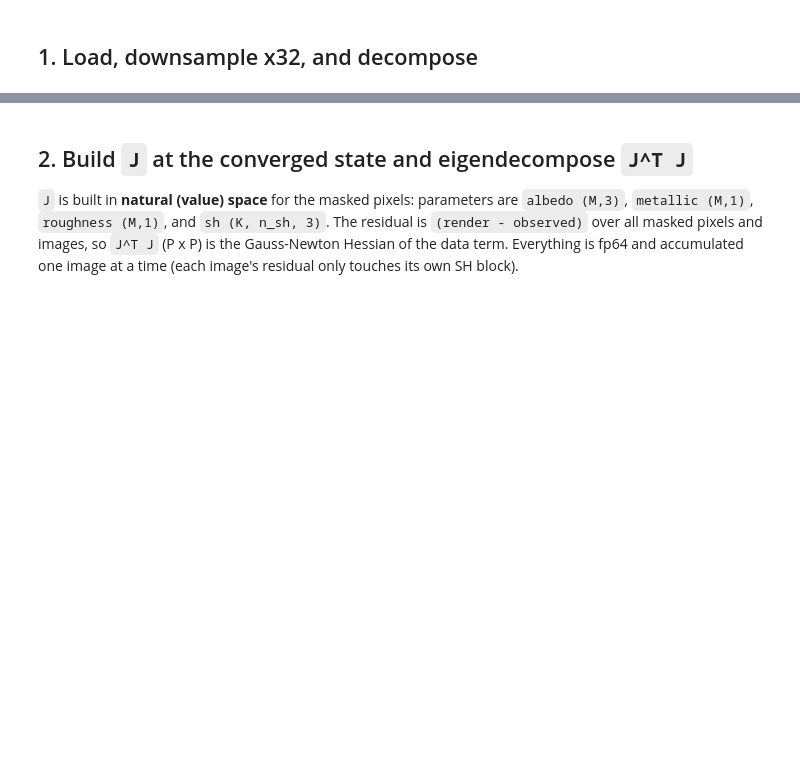
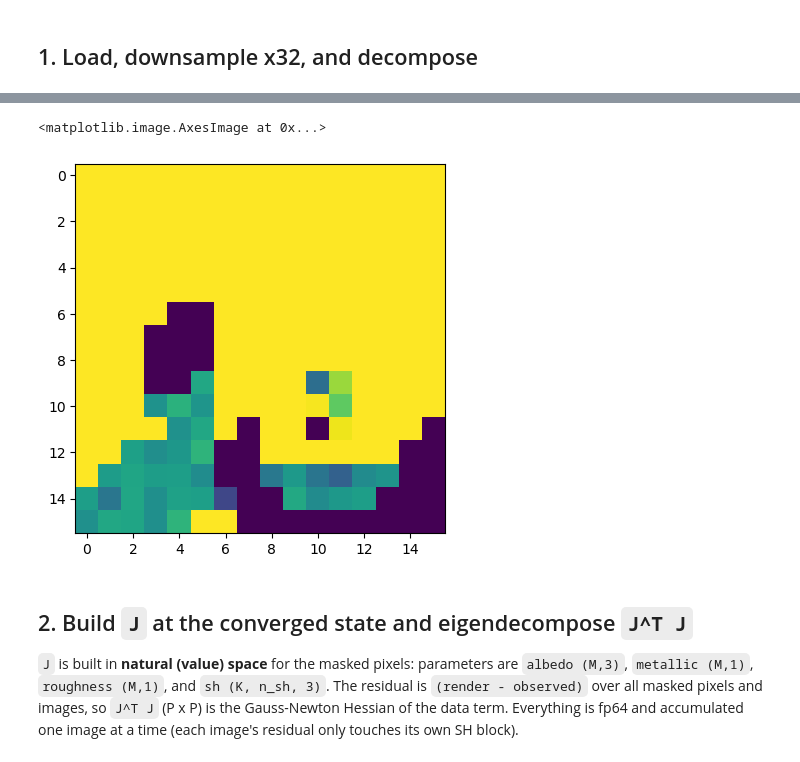
Before and after one commit to flaarmann1000/image-intrinsics, a Jupyter notebook: nullspace_analysis.ipynb, the cells around one changed output, grey strips where cells are left out. Drawn from its saved outputs; the diff is of its cells as text; code cells hidden in the pictures; blank space fills up the shorter version.

```diff
--- a/nullspace_analysis.ipynb
+++ b/nullspace_analysis.ipynb
@@ -97,3 +108,8 @@ print(f'decomposed in {time.perf_counter()-t0:.1f}s   final data-loss={history[-
+# %%
+plt.imshow(rou_gt)
+# %% [output]
+<matplotlib.image.AxesImage at 0x...>
+[figure, added]
 # %% [markdown]
 ## 2. Build `J` at the converged state and eigendecompose `J^T J`
 
```
Also changed, not shown: parts of 10 cells of this notebook, 1 other file.
